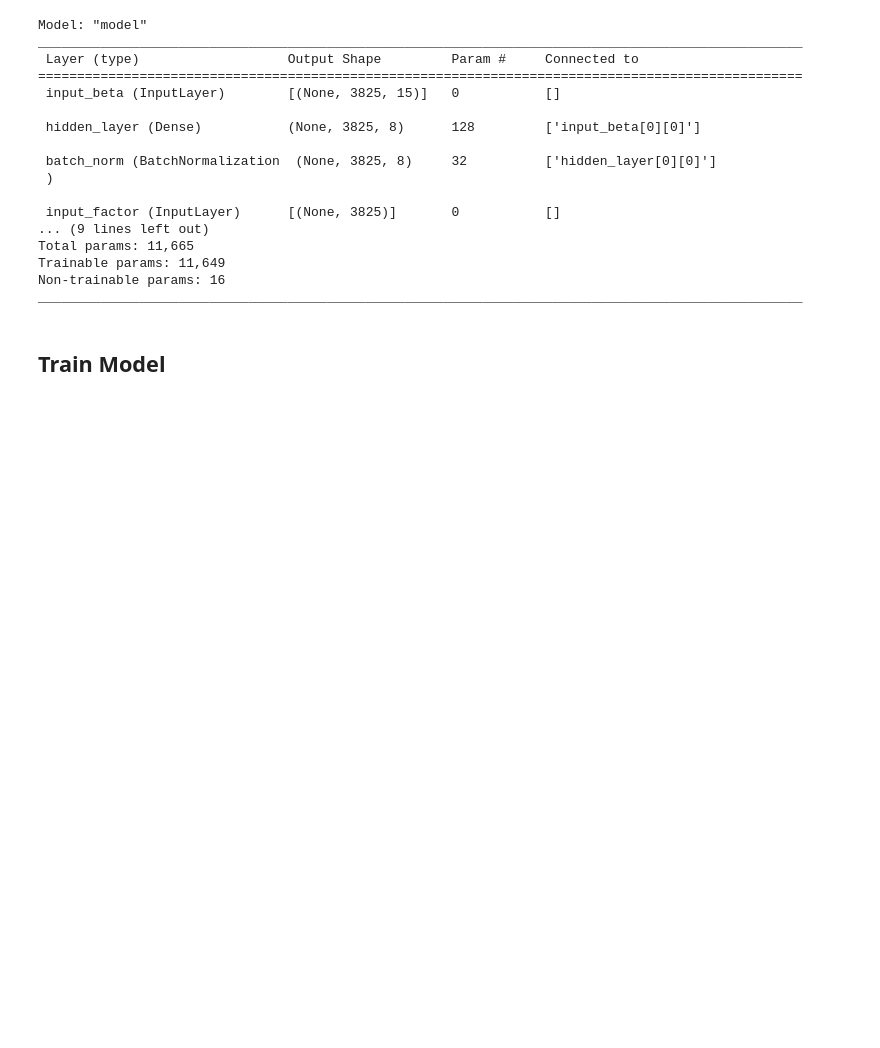
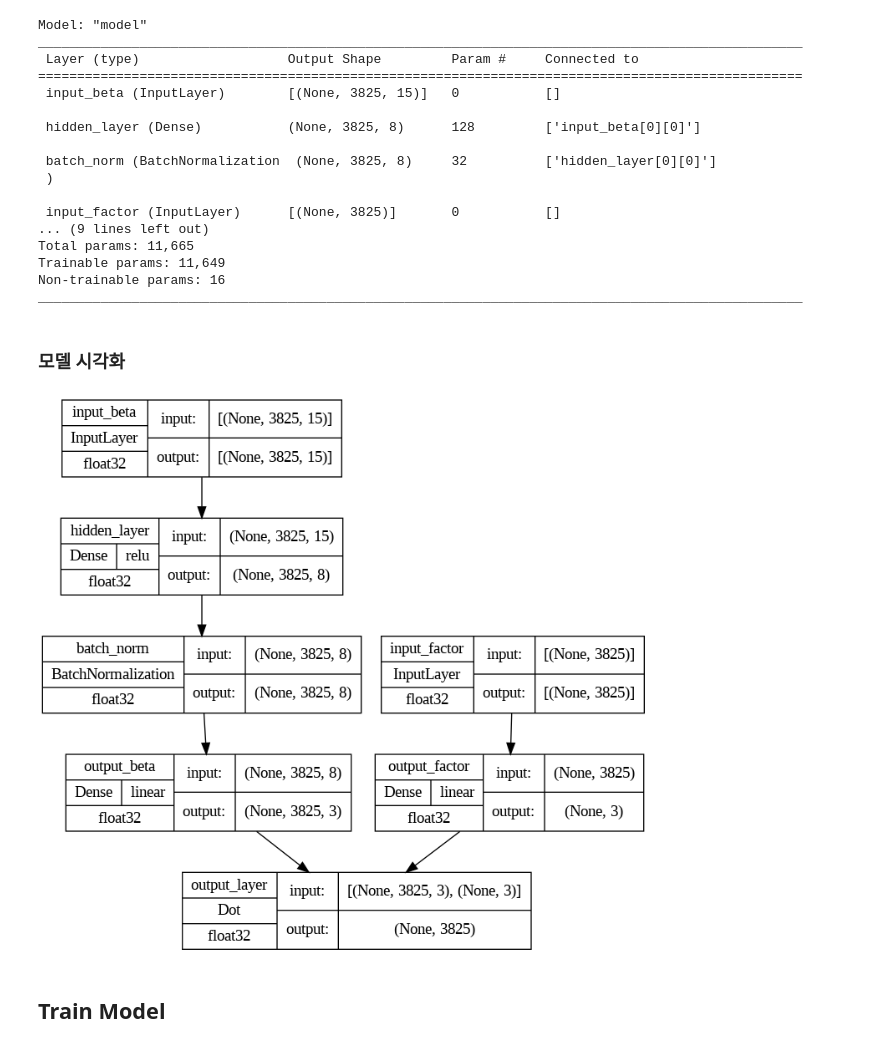
Before and after one commit to ChoiInYeol/Asset-pricing-models-using-deep-learning-networks, a Jupyter notebook: 06_conditional_autoencoder_for_asset_pricing_model.ipynb, the cells around one changed output. Cells and saved outputs as stored; diff of their text form; code cells hidden in the pictures; blank space fills up the shorter version.

```diff
--- a/06_conditional_autoencoder_for_asset_pricing_model.ipynb
+++ b/06_conditional_autoencoder_for_asset_pricing_model.ipynb
@@ -293,6 +294,19 @@ Total params: 11,665
 Trainable params: 11,649
 Non-trainable params: 16
 __________________________________________________________________________________________________
+# %% [markdown]
+### 모델 시각화
+# %%
+model_img_file = (results_path / 'model.png' )
+tf.keras.utils.plot_model(model, to_file=model_img_file,
+                          show_shapes=True,
+                          show_layer_activations=True,
+                          show_dtype=True,
+                          show_layer_names=True )
+
+model.save(results_path / 'model_img.h5')
+# %% [output]
+[figure, added]
 # %% [markdown]
 ## Train Model
 # %% [markdown]
```
Also changed, not shown: parts of 7 cells of this notebook.
